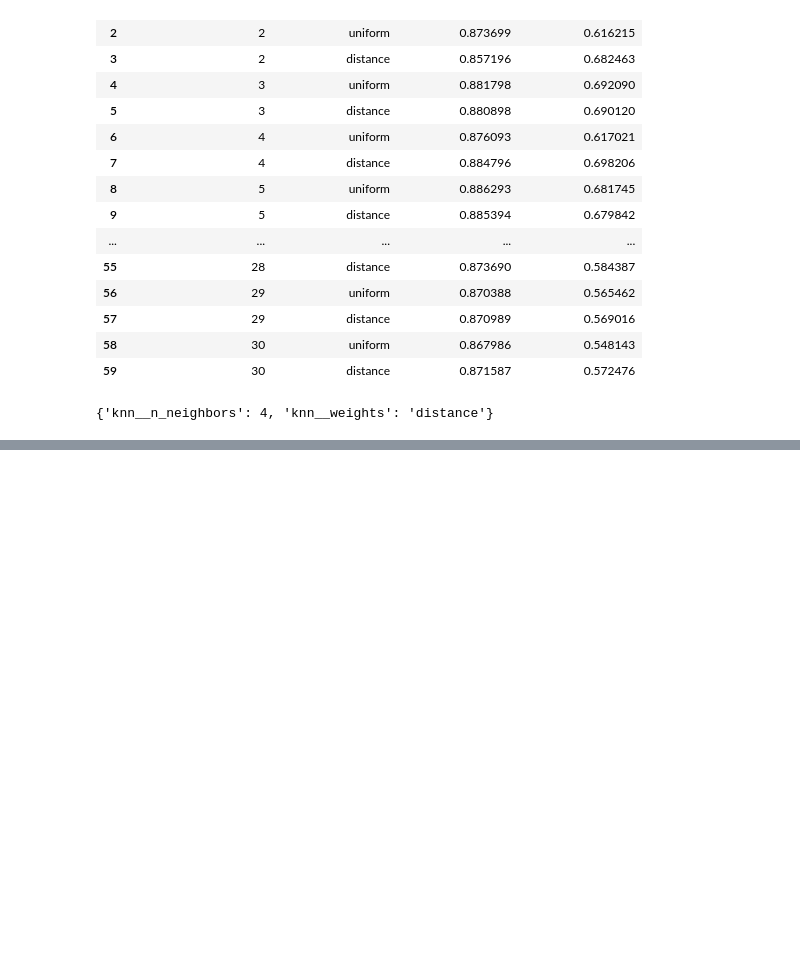
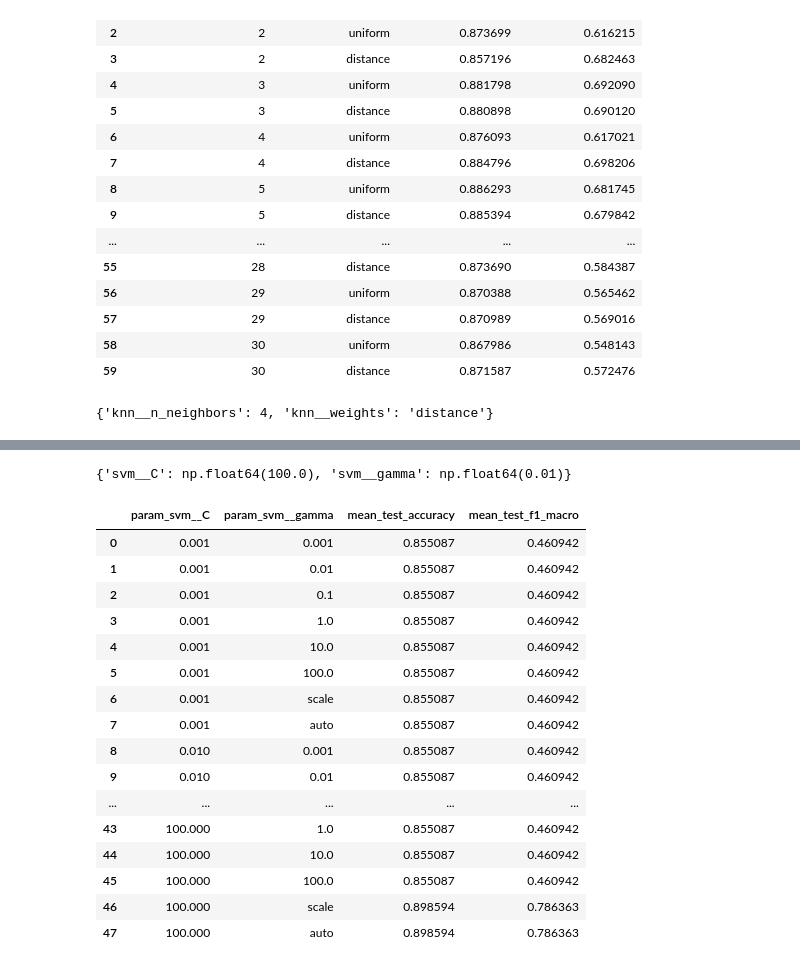
Before and after one commit to MeetPatel89/churn_pred, a Jupyter notebook: notebooks/explore-0.0.1.ipynb, the cells around one changed output, grey strips where cells are left out. Drawn from its saved outputs; the diff is of its cells as text; code cells hidden in the pictures; blank space fills up the shorter version.

```diff
--- a/notebooks/explore-0.0.1.ipynb
+++ b/notebooks/explore-0.0.1.ipynb
@@ -445,0 +570,22 @@ grid_search.best_params_
+# %%
+# RBF SVM pipeline
+svm_rbf = Pipeline([
+    ("scaler", scaler),
+    ("svm", SVC(kernel="rbf"))
+])
+
+param_grid_rbf = {
+    "svm__C": C_range,  # Range of regularization parameters
+    "svm__gamma": gamma_range,  # Include gamma for RBF kernel
+}
+
+grid_search_rbf = GridSearchCV(
+    estimator=svm_rbf,
+    param_grid=param_grid_rbf,
+    scoring=["accuracy", "f1_macro"],
+    refit="f1_macro",
+    cv=10,
+    return_train_score=True,
+    n_jobs=-1
+)
+grid_search_rbf.fit(X, y)
@@ -445,0 +604,26 @@ grid_search.best_params_
+# %%
+grid_search_rbf.best_params_
+# %% [output]
+{'svm__C': np.float64(100.0), 'svm__gamma': np.float64(0.01)}
+# %%
+pd.DataFrame(grid_search_rbf.cv_results_)[
+    ["param_svm__C", "param_svm__gamma", "mean_test_accuracy", "mean_test_f1_macro"]
+]
+# %% [output]
+|  | param_svm__C | param_svm__gamma | mean_test_accuracy | mean_test_f1_macro |
+| 0 | 0.001 | 0.001 | 0.855087 | 0.460942 |
+| 1 | 0.001 | 0.01 | 0.855087 | 0.460942 |
+| 2 | 0.001 | 0.1 | 0.855087 | 0.460942 |
+| 3 | 0.001 | 1.0 | 0.855087 | 0.460942 |
+| 4 | 0.001 | 10.0 | 0.855087 | 0.460942 |
+| 5 | 0.001 | 100.0 | 0.855087 | 0.460942 |
+| 6 | 0.001 | scale | 0.855087 | 0.460942 |
+| 7 | 0.001 | auto | 0.855087 | 0.460942 |
+| 8 | 0.010 | 0.001 | 0.855087 | 0.460942 |
+| 9 | 0.010 | 0.01 | 0.855087 | 0.460942 |
+| ... | ... | ... | ... | ... |
+| 43 | 100.000 | 1.0 | 0.855087 | 0.460942 |
+| 44 | 100.000 | 10.0 | 0.855087 | 0.460942 |
+| 45 | 100.000 | 100.0 | 0.855087 | 0.460942 |
+| 46 | 100.000 | scale | 0.898594 | 0.786363 |
+| 47 | 100.000 | auto | 0.898594 | 0.786363 |
```
Also changed, not shown: parts of 20 cells of this notebook.
